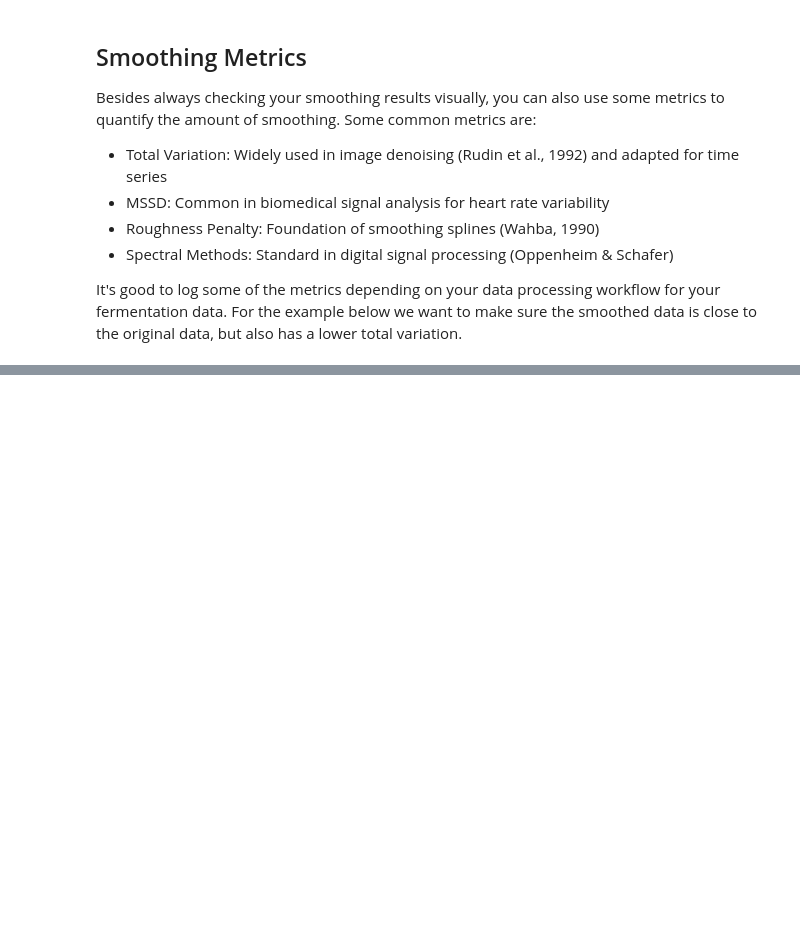
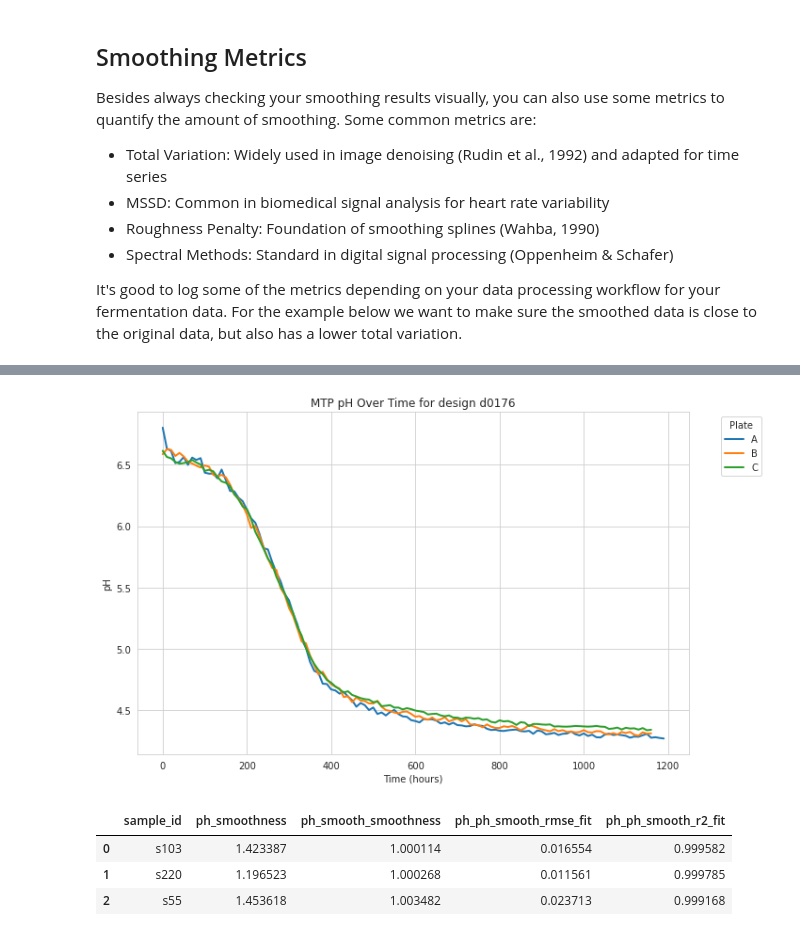
Before and after one commit to Aschwins/scikit-ferm, a Jupyter notebook: notebooks/02_curve_smoothing.ipynb, the cells around one changed output, grey strips where cells are left out. Drawn from its saved outputs; the diff is of its cells as text; code cells hidden in the pictures; blank space fills up the shorter version.

Commit message:
added improved sequential smoothing notebooks

```diff
--- a/notebooks/02_curve_smoothing.ipynb
+++ b/notebooks/02_curve_smoothing.ipynb
@@ -208,0 +273,3 @@ It's good to log some of the metrics depending on your data processing workflow
+# %%
+mtp_ph_data = load_mtp_ph_data()
+mtp_ph_data.head()
@@ -208,0 +283,39 @@ It's good to log some of the metrics depending on your data processing workflow
+# %%
+a_random_design = mtp_ph_data.design_id.sample(1).values[0]
+
+fig = plot_fermentation_curves(
+    mtp_ph_data.loc[lambda d: d["design_id"].eq(a_random_design)],
+    title=f"MTP pH Over Time for design {a_random_design}",
+    x="time",
+    y="ph",
+    xlabel="Time (hours)",
+    ylabel="pH",
+    sample_col="plate",
+)
+# %% [output]
+[figure, added]
+# %%
+smoothed_mtp_ph_data = smooth_sequential(
+    mtp_ph_data.loc[lambda d: d["design_id"].eq(a_random_design)],
+    x="time",
+    y="ph",
+    groupby_col="sample_id",
+    stages=[
+        ("savgol", {"window_length": 7, "polyorder": 2}),
+        ("rolling", {"window_size": 5}),
+        ("rolling", {"window_size": 3}),
+    ],
+)
+
+evaluate_smoothing_quality(
+    smoothed_mtp_ph_data,
+    x_col="time",
+    smoothed_col="ph_smooth",
+    original_col="ph",
+    group_col="sample_id",
+)
+# %% [output]
+|  | sample_id | ph_smoothness | ph_smooth_smoothness | ph_ph_smooth_rmse_fit | ph_ph_smooth_r2_fit |
+| 0 | s103 | 1.423387 | 1.000114 | 0.016554 | 0.999582 |
+| 1 | s220 | 1.196523 | 1.000268 | 0.011561 | 0.999785 |
+| 2 | s55 | 1.453618 | 1.003482 | 0.023713 | 0.999168 |
```
Also changed, not shown: parts of 9 cells of this notebook, 2 other files.
